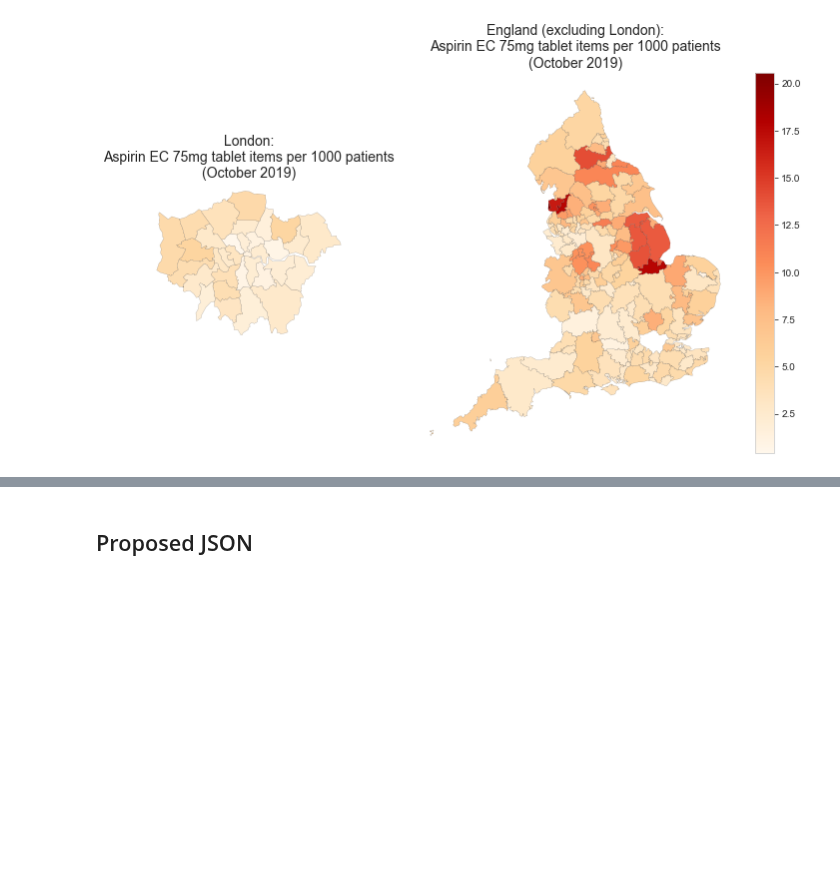
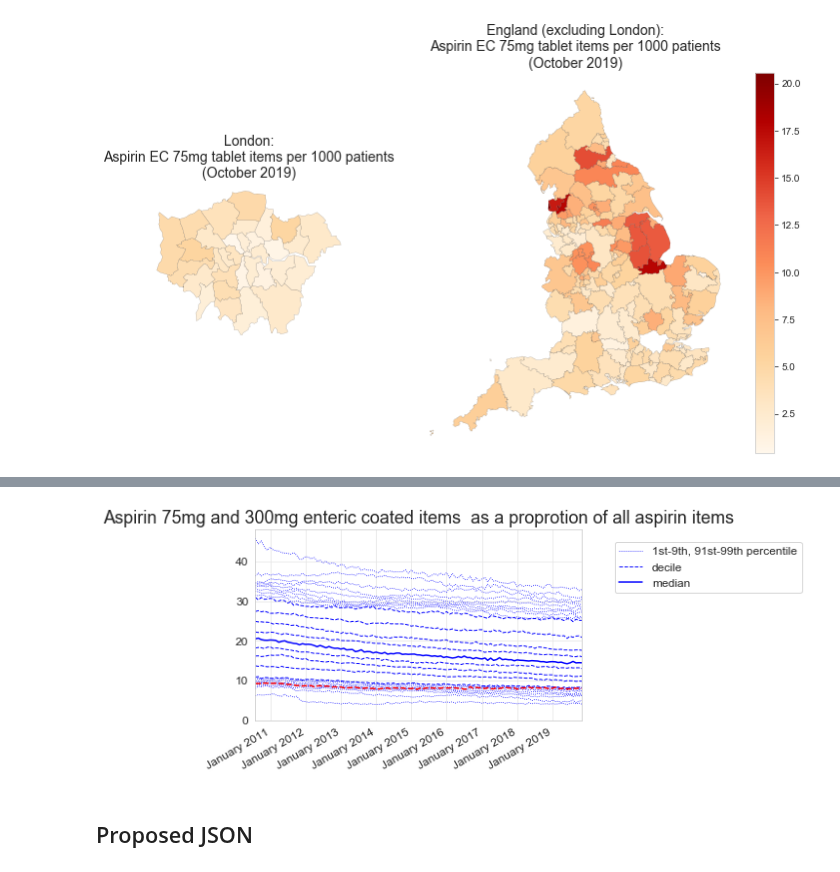
Before and after one commit to ebmdatalab/jupyter-notebooks, a Jupyter notebook: new_measures/Aspirin EC/New Measure - Aspirin EC per 1000 patients.ipynb, the cells around one changed output, grey strips where cells are left out. Drawn from its saved outputs; the diff is of its cells as text; code cells hidden in the pictures; blank space fills up the shorter version.

Commit message:
update aspirin with second prototype measure
Added a new form of the measure for discussion

```diff
--- a/new_measures/Aspirin EC/New Measure - Aspirin EC per 1000 patients.ipynb
+++ b/new_measures/Aspirin EC/New Measure - Aspirin EC per 1000 patients.ipynb
@@ -119,0 +168,3 @@ plt.show()
+# %%
+asp_prop_df["measure_value"] = asp_prop_df["enteric_coated"] / asp_prop_df["total_aspirin"] * 100
+asp_prop_df.head()
@@ -120,3 +178,18 @@ plt.show()
+# %%
+#create sample deciles
+charts.deciles_chart(
+        asp_prop_df,
+        period_column='month',
+        column='measure_value',
+        title="Aspirin 75mg and 300mg enteric coated items  as a proprotion of all aspirin items",
+        show_outer_percentiles=True)
+
+#add in example CCG (Devon - 15N)
+df_subject = asp_prop_df.loc[asp_prop_df['pct'] == '15N']
+plt.plot(df_subject['month'], df_subject['measure_value'], 'r--')
+plt.show()
+# %% [output]
+[figure, added]
 # %% [markdown]
 ## Proposed JSON
 # %% [markdown]
```
Also changed, not shown: parts of 4 cells of this notebook, 2 other files.
